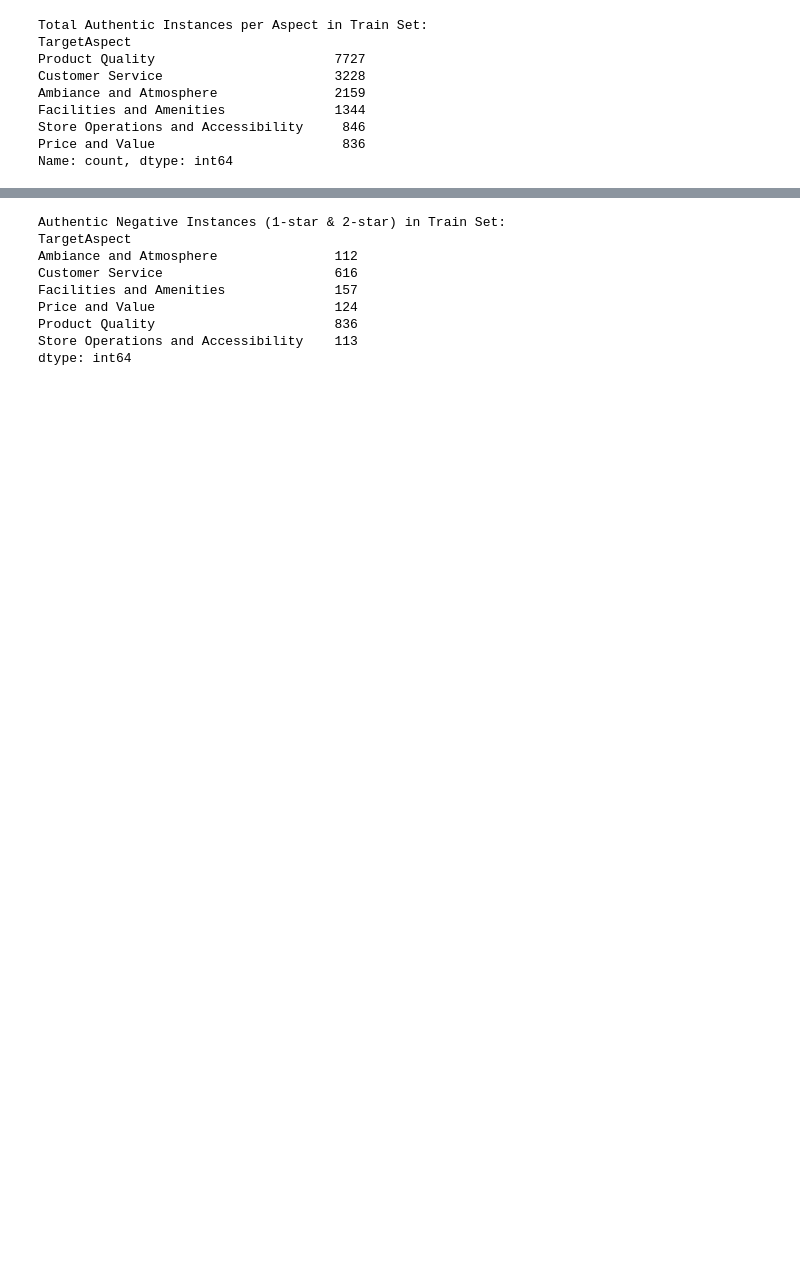
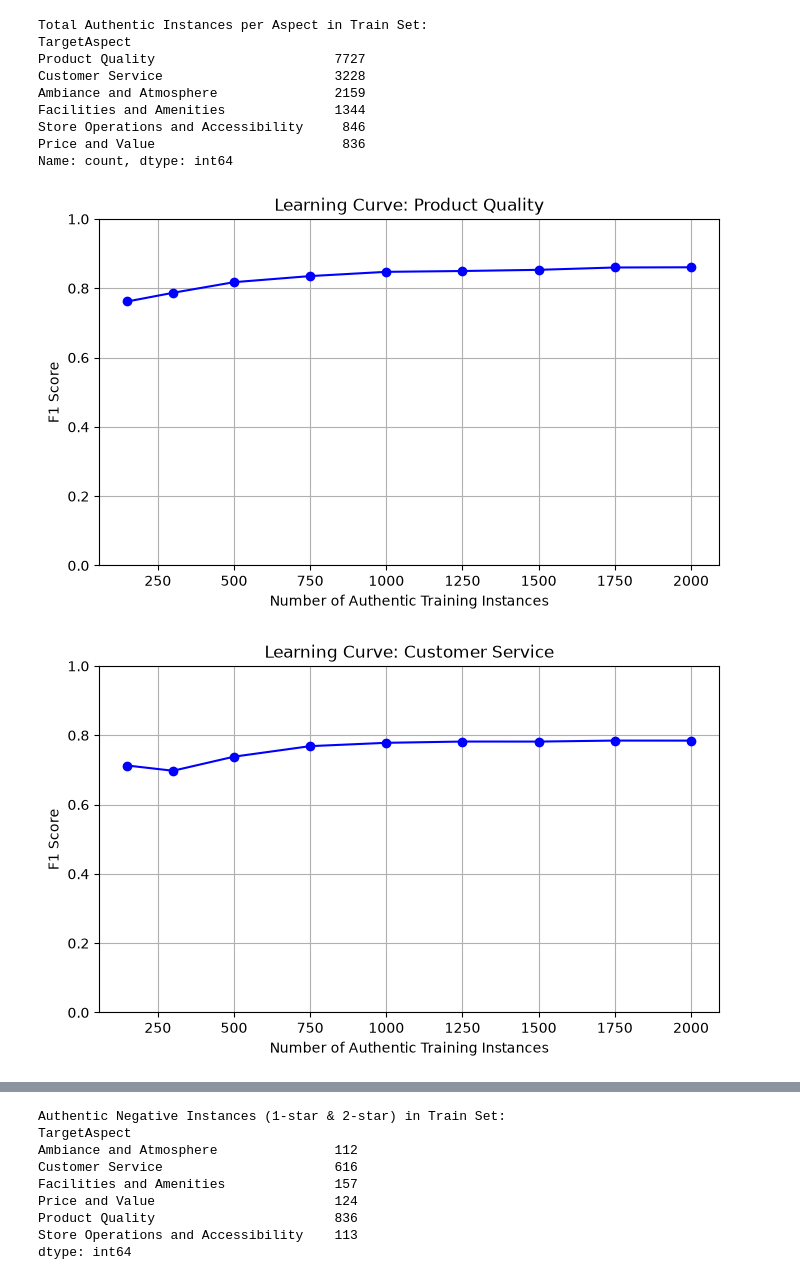
Before and after one commit to z-sulit/Thesis-Project-Aspect-Based-Sentiment-Analysis, a Jupyter notebook: _5_Targeted_Synthetic_Data_Augmentation/Data_augmentation.ipynb, the cells around one changed output, grey strips where cells are left out. Saved outputs shown, nothing was run; the diff lists cells and outputs as text; code cells hidden in the pictures; blank space fills up the shorter version.

```diff
--- a/_5_Targeted_Synthetic_Data_Augmentation/Data_augmentation.ipynb
+++ b/_5_Targeted_Synthetic_Data_Augmentation/Data_augmentation.ipynb
@@ -148,0 +189,15 @@ Name: count, dtype: int64
+# %%
+plot_learning_curve(df_train, df_val, 'Product Quality', batch_sizes)
+
+plot_learning_curve(df_train, df_val, 'Customer Service', batch_sizes)
+
+plot_learning_curve(df_train, df_val, 'Ambiance and Atmosphere', batch_sizes)
+
+plot_learning_curve(df_train, df_val, 'Facilities and Amenities', batch_sizes)
+
+plot_learning_curve(df_train, df_val, 'Store Operations and Accessibility', batch_sizes)
+
+plot_learning_curve(df_train, df_val, 'Price and Value', batch_sizes)
+# %% [output]
+[figure, added]
+[figure, added]
```
Also changed, not shown: parts of 11 cells of this notebook.
